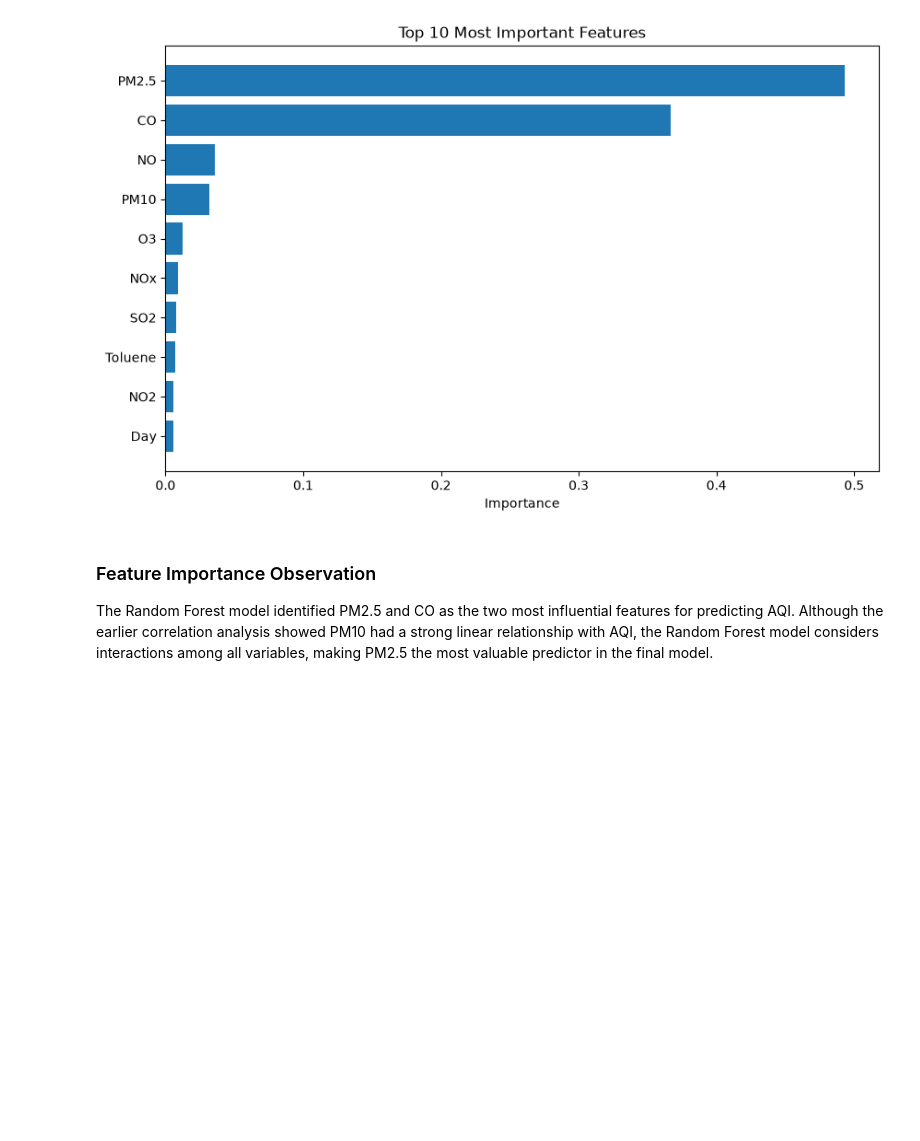
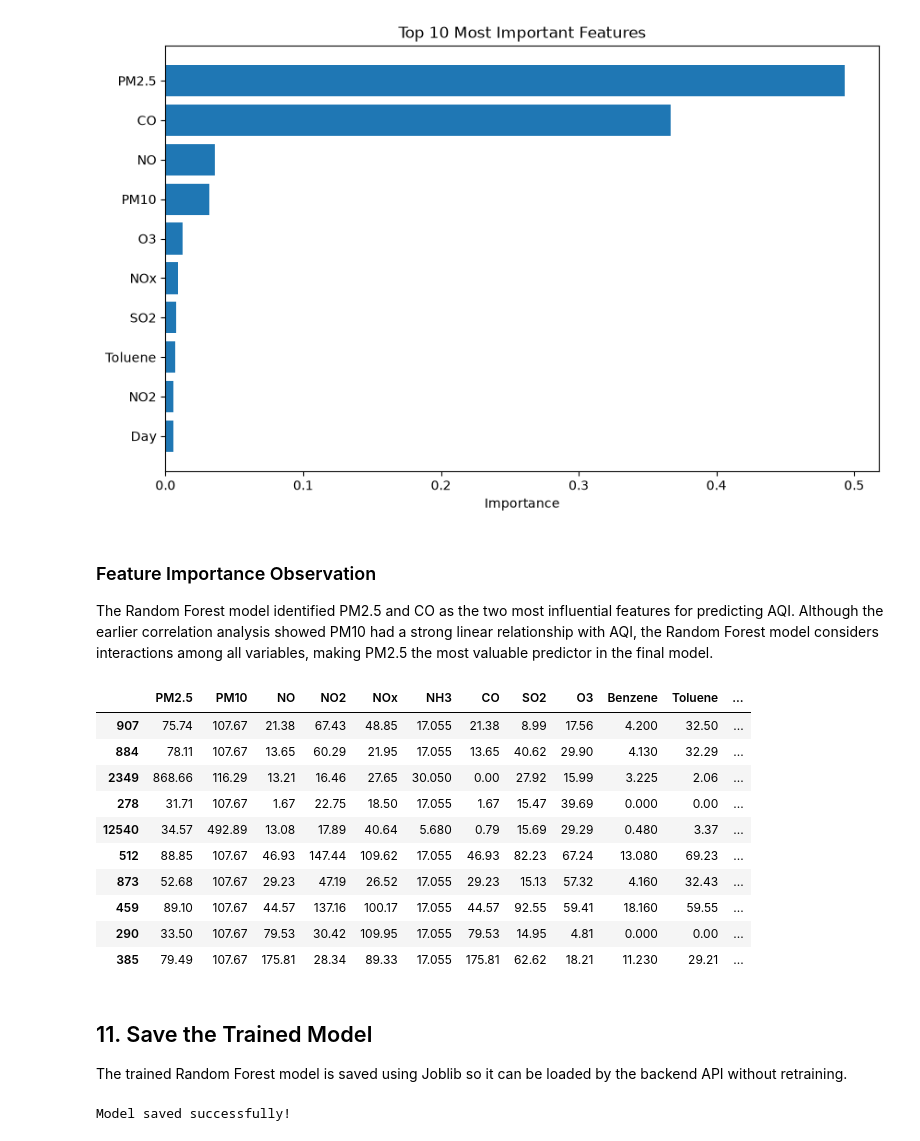
Before and after one commit to NAVYA1709/AirGuard-AI, a Jupyter notebook: notebooks/01_data_exploration.ipynb, the cells around one changed output. Cells and saved outputs as stored; diff of their text form; code cells hidden in the pictures; blank space fills up the shorter version.

Commit message:
Train Random Forest model and save trained model

```diff
--- a/notebooks/01_data_exploration.ipynb
+++ b/notebooks/01_data_exploration.ipynb
@@ -775,3 +775,35 @@ plt.show()
 ### Feature Importance Observation
 
 The Random Forest model identified PM2.5 and CO as the two most influential features for predicting AQI. Although the earlier correlation analysis showed PM10 had a strong linear relationship with AQI, the Random Forest model considers interactions among all variables, making PM2.5 the most valuable predictor in the final model.
+# %%
+results = X_test.copy()
+
+results["Actual_AQI"] = y_test.values
+results["Predicted_AQI"] = y_pred
+results["Error"] = abs(results["Actual_AQI"] - results["Predicted_AQI"])
+
+results.sort_values("Error", ascending=False).head(10)
+# %% [output]
+|  | PM2.5 | PM10 | NO | NO2 | NOx | NH3 | CO | SO2 | O3 | Benzene | Toluene | ... |
+| 907 | 75.74 | 107.67 | 21.38 | 67.43 | 48.85 | 17.055 | 21.38 | 8.99 | 17.56 | 4.200 | 32.50 | ... |
+| 884 | 78.11 | 107.67 | 13.65 | 60.29 | 21.95 | 17.055 | 13.65 | 40.62 | 29.90 | 4.130 | 32.29 | ... |
+| 2349 | 868.66 | 116.29 | 13.21 | 16.46 | 27.65 | 30.050 | 0.00 | 27.92 | 15.99 | 3.225 | 2.06 | ... |
+| 278 | 31.71 | 107.67 | 1.67 | 22.75 | 18.50 | 17.055 | 1.67 | 15.47 | 39.69 | 0.000 | 0.00 | ... |
+| 12540 | 34.57 | 492.89 | 13.08 | 17.89 | 40.64 | 5.680 | 0.79 | 15.69 | 29.29 | 0.480 | 3.37 | ... |
+| 512 | 88.85 | 107.67 | 46.93 | 147.44 | 109.62 | 17.055 | 46.93 | 82.23 | 67.24 | 13.080 | 69.23 | ... |
+| 873 | 52.68 | 107.67 | 29.23 | 47.19 | 26.52 | 17.055 | 29.23 | 15.13 | 57.32 | 4.160 | 32.43 | ... |
+| 459 | 89.10 | 107.67 | 44.57 | 137.16 | 100.17 | 17.055 | 44.57 | 92.55 | 59.41 | 18.160 | 59.55 | ... |
+| 290 | 33.50 | 107.67 | 79.53 | 30.42 | 109.95 | 17.055 | 79.53 | 14.95 | 4.81 | 0.000 | 0.00 | ... |
+| 385 | 79.49 | 107.67 | 175.81 | 28.34 | 89.33 | 17.055 | 175.81 | 62.62 | 18.21 | 11.230 | 29.21 | ... |
+# %% [markdown]
+## 11. Save the Trained Model
+
+The trained Random Forest model is saved using Joblib so it can be loaded by the backend API without retraining.
+# %%
+import joblib
+
+joblib.dump(rf_model, "../models/random_forest_model.pkl")
+
+print("Model saved successfully!")
+# %% [output]
+Model saved successfully!
```
